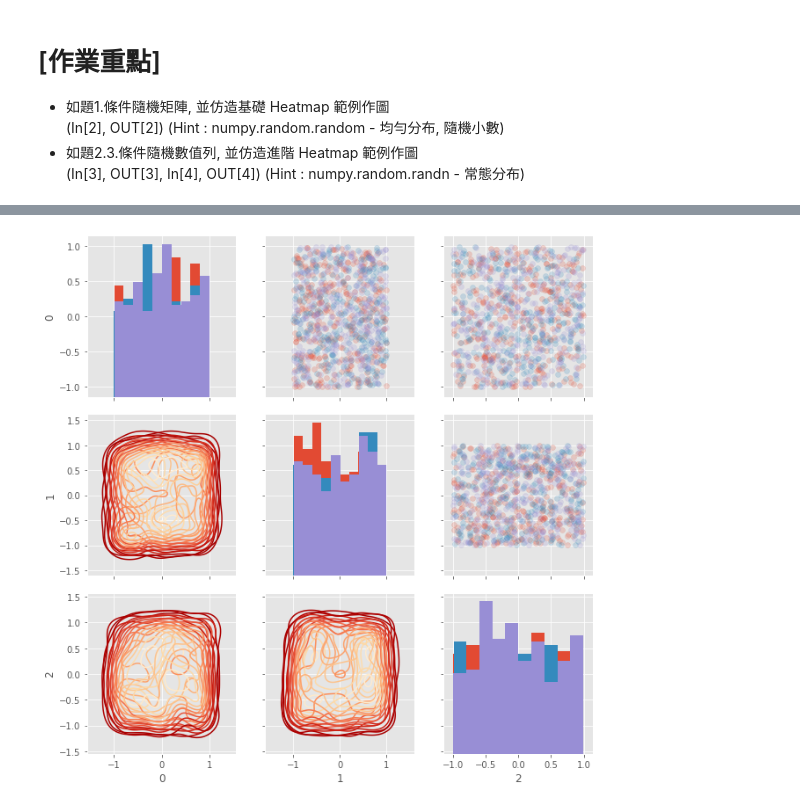
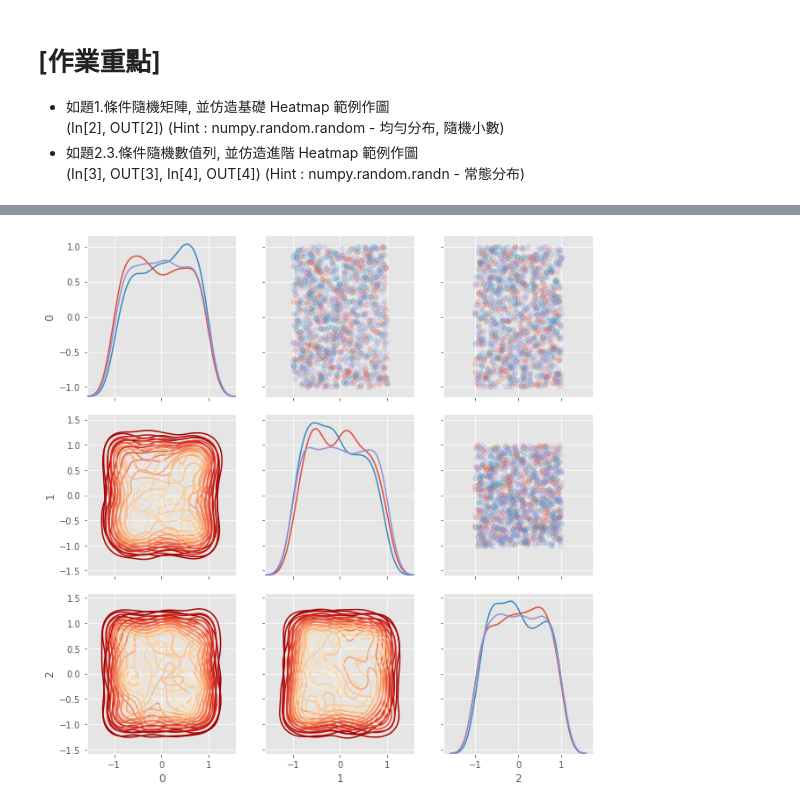
Before and after one commit to clmikechan/4th-ML100Days, a Jupyter notebook: homework/Day_020_HW.ipynb, the cells around one changed output, grey strips where cells are left out. Saved outputs shown, nothing was run; the diff lists cells and outputs as text; code cells hidden in the pictures.

```diff
--- a/homework/Day_020_HW.ipynb
+++ b/homework/Day_020_HW.ipynb
@@ -41,29 +41,29 @@ plt.show()
 # %%
 nrow = 1000
 ncol = 3
 """
 Your Code Here
 """
 matrix = 2 * np.random.random((nrow, ncol)) - 1
 
 # 隨機給予 0, 1, 2 三種標籤
 indice = np.random.choice([0,1,2], size=nrow)
 plot_data = pd.DataFrame(matrix, indice).reset_index()
 
 # 繪製 seborn 進階 Heatmap
 grid = sns.PairGrid(data = plot_data, size = 3, diag_sharey=False,
                     hue = 'index', vars = [x for x in list(plot_data.columns) if x != 'index'])
 """
 Your Code Here
 Please replace "..." to correct plot function
 """
 grid.map_upper(plt.scatter , alpha = 0.2)
-grid.map_diag(plt.hist )
+grid.map_diag(sns.kdeplot )
 grid.map_lower(sns.kdeplot , cmap = plt.cm.OrRd_r)
 
 plt.show()
 # %% [output]
-[figure, old version]
+[figure, new version]
 # %%
 nrow = 1000
 ncol = 3
```
Also changed, not shown: parts of 2 cells of this notebook.
